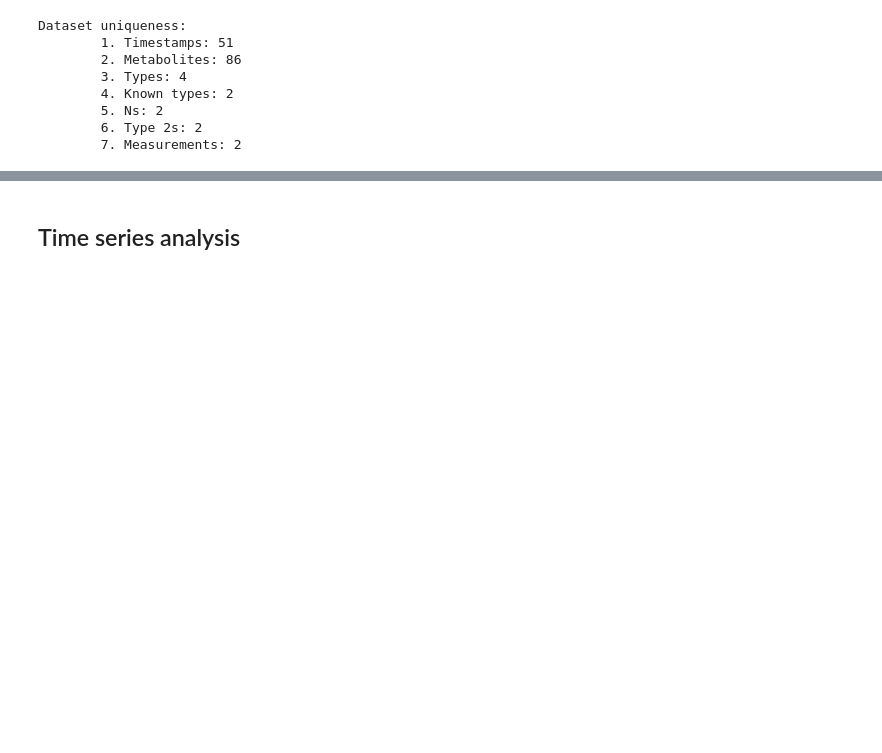
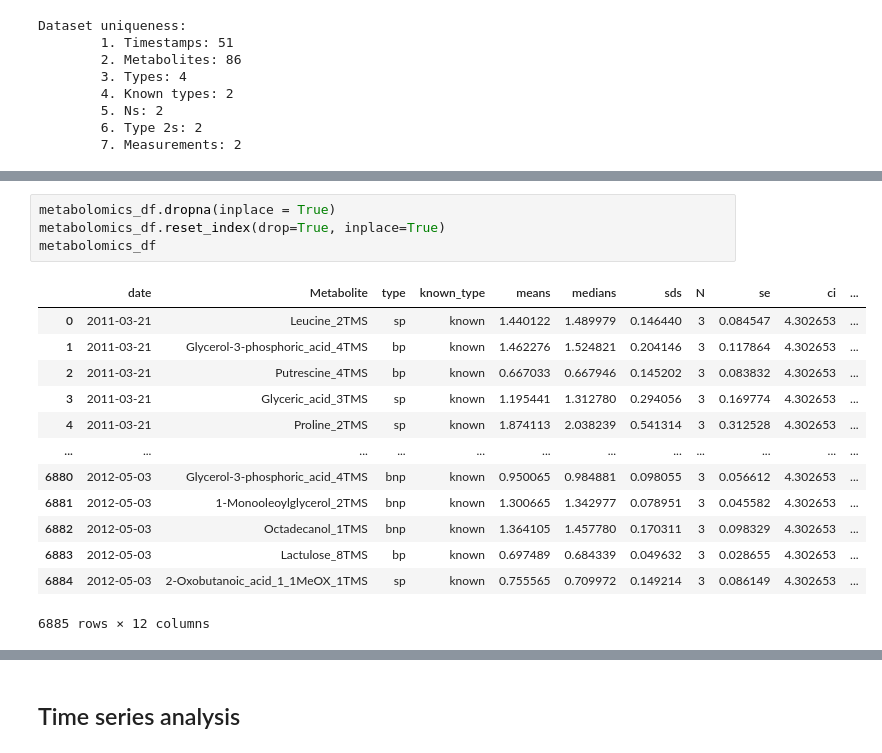
Before and after one commit to AAnzel/MOVIS, a Jupyter notebook: Code/Data_assessment.ipynb, the cells around one changed output, grey strips where cells are left out. Drawn from its saved outputs; the diff is of its cells as text; blank space fills up the shorter version.

```diff
--- a/Code/Data_assessment.ipynb
+++ b/Code/Data_assessment.ipynb
@@ -554,2 +554,20 @@ scaled_metabolomics_df
 | 18869 | 2012-05-03 | 2-Oxobutanoic_acid_1_1MeOX_1TMS | -0.230973 | -0.233470 | -0.189541 | -0.189751 | -0.128175 | 0 | 0 | 0 | ... |
 18870 rows × 19 columns
+# %%
+metabolomics_df.dropna(inplace = True)
+metabolomics_df.reset_index(drop=True, inplace=True)
+metabolomics_df
+# %% [output]
+|  | date | Metabolite | type | known_type | means | medians | sds | N | se | ci | ... |
+| 0 | 2011-03-21 | Leucine_2TMS | sp | known | 1.440122 | 1.489979 | 0.146440 | 3 | 0.084547 | 4.302653 | ... |
+| 1 | 2011-03-21 | Glycerol-3-phosphoric_acid_4TMS | bp | known | 1.462276 | 1.524821 | 0.204146 | 3 | 0.117864 | 4.302653 | ... |
+| 2 | 2011-03-21 | Putrescine_4TMS | bp | known | 0.667033 | 0.667946 | 0.145202 | 3 | 0.083832 | 4.302653 | ... |
+| 3 | 2011-03-21 | Glyceric_acid_3TMS | sp | known | 1.195441 | 1.312780 | 0.294056 | 3 | 0.169774 | 4.302653 | ... |
+| 4 | 2011-03-21 | Proline_2TMS | sp | known | 1.874113 | 2.038239 | 0.541314 | 3 | 0.312528 | 4.302653 | ... |
+| ... | ... | ... | ... | ... | ... | ... | ... | ... | ... | ... | ... |
+| 6880 | 2012-05-03 | Glycerol-3-phosphoric_acid_4TMS | bnp | known | 0.950065 | 0.984881 | 0.098055 | 3 | 0.056612 | 4.302653 | ... |
+| 6881 | 2012-05-03 | 1-Monooleoylglycerol_2TMS | bnp | known | 1.300665 | 1.342977 | 0.078951 | 3 | 0.045582 | 4.302653 | ... |
+| 6882 | 2012-05-03 | Octadecanol_1TMS | bnp | known | 1.364105 | 1.457780 | 0.170311 | 3 | 0.098329 | 4.302653 | ... |
+| 6883 | 2012-05-03 | Lactulose_8TMS | bp | known | 0.697489 | 0.684339 | 0.049632 | 3 | 0.028655 | 4.302653 | ... |
+| 6884 | 2012-05-03 | 2-Oxobutanoic_acid_1_1MeOX_1TMS | sp | known | 0.755565 | 0.709972 | 0.149214 | 3 | 0.086149 | 4.302653 | ... |
+6885 rows × 12 columns
```
Also changed, not shown: parts of 11 cells of this notebook.
